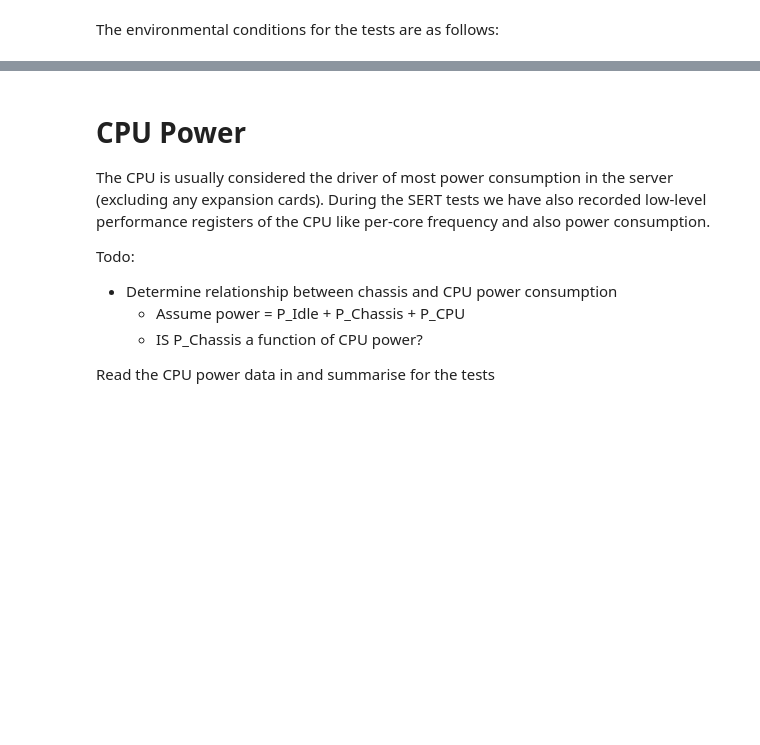
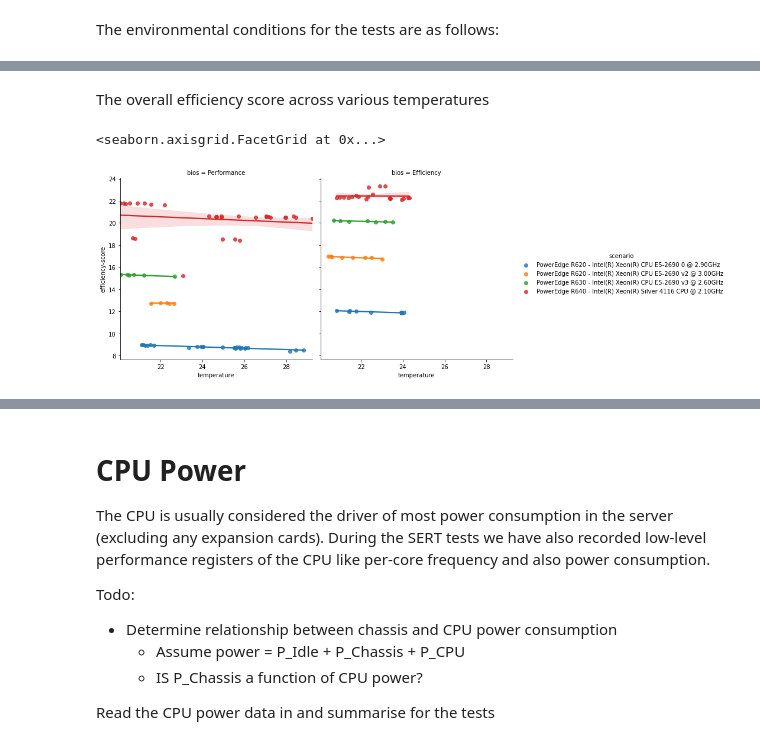
Before and after one commit to sjclement/sert-processing, a Jupyter notebook: Temperature_analysis.ipynb, the cells around one changed output, grey strips where cells are left out. Saved outputs shown, nothing was run; the diff lists cells and outputs as text; code cells hidden in the pictures; blank space fills up the shorter version.

```diff
--- a/Temperature_analysis.ipynb
+++ b/Temperature_analysis.ipynb
@@ -157,0 +196,9 @@ print('\nVariance\n', cpu.groupby('scenario')['temp-avg'].var())
+# %%
+#test_details
+total_score = scores[scores['workload'] == 'All'].dropna(axis=1)
+total_score = total_score.merge(test_details, left_on='test-name', right_index=True, how='left').dropna()
+total_score['scenario'] = list(' - '.join(x) for x in zip(total_score['model'], total_score['cpu']))
+total_score['temperature'] = total_score.apply(lambda row: sert_data[sert_data['test-name'] == row['test-name']]['temp-avg'].mean(), axis=1)
+total_score = total_score.merge(sert_data[sert_data['workload'] == 'Idle'][['watts-avg','test-name']], left_on='test-name', right_on='test-name').rename(columns={'watts-avg':'idle-power'})
+total_score['max-power'] = total_score.apply(lambda row: sert_data[(sert_data['test-name'] == row['test-name']) & (sert_data['loadlevel']=='100%')]['watts-avg'].mean(), axis=1)
+total_score
@@ -157,0 +219,7 @@ print('\nVariance\n', cpu.groupby('scenario')['temp-avg'].var())
+# %% [markdown]
+The overall efficiency score across various temperatures
+# %%
+sns.lmplot(data=total_score, x='temperature', y='efficiency-score', hue='scenario', col='bios')
+# %% [output]
+<seaborn.axisgrid.FacetGrid at 0x...>
+[figure, added]
```
Also changed, not shown: parts of 22 cells of this notebook.
